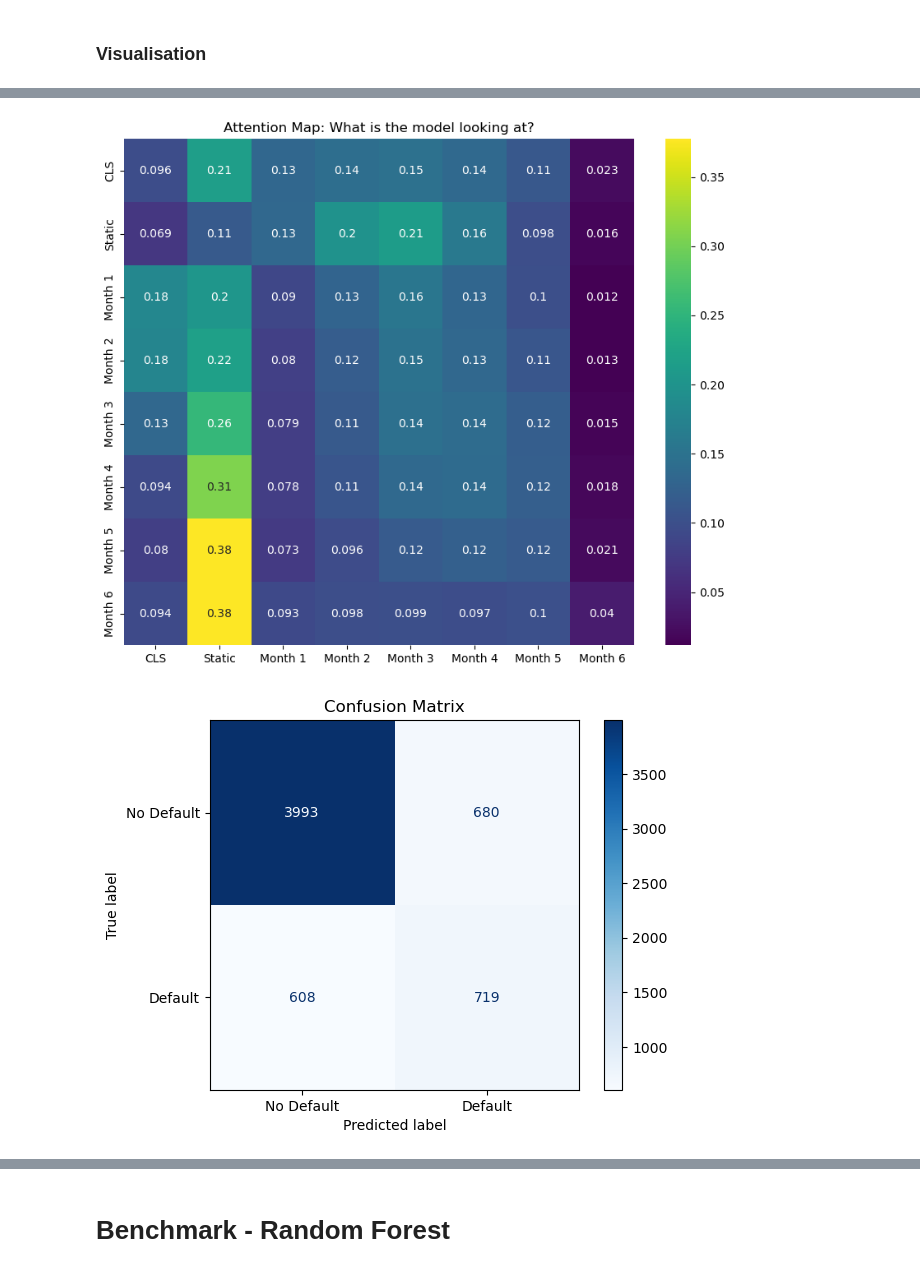
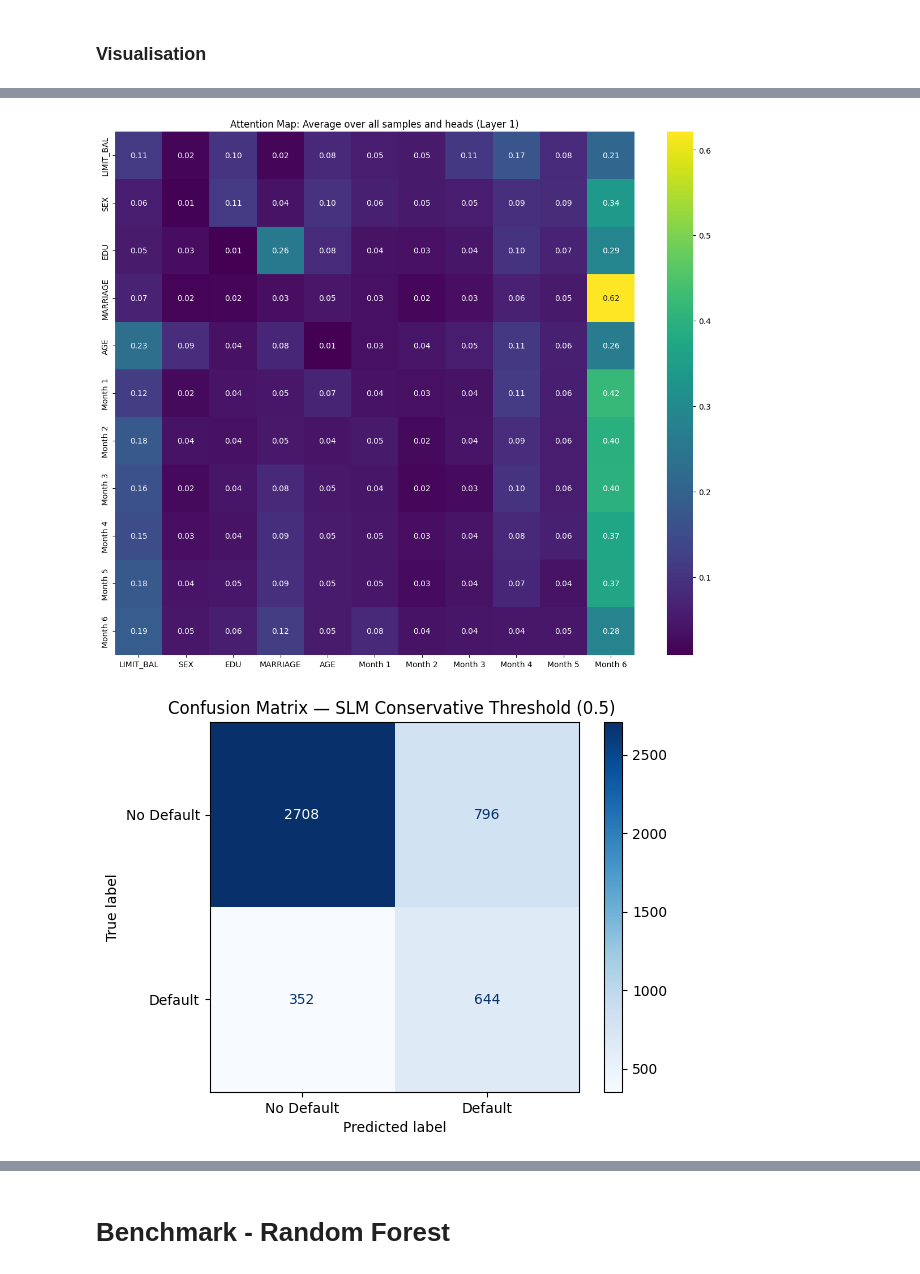
Before and after one commit to Showgath/credit-default-prediction-transformer, a Jupyter notebook: IFTE0002 - Group Project.ipynb, the cells around one changed output, grey strips where cells are left out. Cells and saved outputs as stored; diff of their text form; code cells hidden in the pictures.

Commit message:
update model

```diff
--- a/IFTE0002 - Group Project.ipynb
+++ b/IFTE0002 - Group Project.ipynb
@@ -217,11 +235,15 @@ class CreditDataset(Dataset):
 # %%
 X_train = train_df.drop(columns=[TARGET_COL])
 y_train = train_df[TARGET_COL]
-X_test = test_df.drop(columns=[TARGET_COL])
-y_test = test_df[TARGET_COL]
+X_val   = val_df.drop(columns=[TARGET_COL])
+y_val   = val_df[TARGET_COL]
+X_test  = test_df.drop(columns=[TARGET_COL])
+y_test  = test_df[TARGET_COL]
 
 train_dataset = CreditDataset(X_train, y_train)
-test_dataset = CreditDataset(X_test, y_test)
+val_dataset   = CreditDataset(X_val, y_val)
+test_dataset  = CreditDataset(X_test, y_test)
 
 train_loader = DataLoader(train_dataset, batch_size=128, shuffle=True)
-test_loader = DataLoader(test_dataset, batch_size=128, shuffle=False)
+val_loader   = DataLoader(val_dataset,   batch_size=128, shuffle=False)
+test_loader  = DataLoader(test_dataset,  batch_size=128, shuffle=False)
@@ -377,7 +430,7 @@ class TemporalTransformer(nn.Module):
         super().__init__()
 
         self.token_embedding = CreditTokenEmbedding(d_model)
-        self.pos_enc = PositionalEncoding(d_model, max_len=8)
+        self.pos_emb = nn.Embedding(6, d_model)  # learned PE for 6 monthly tokens
         self.blocks = nn.ModuleList([
             TransformerBlock(d_model, n_heads, d_ff, dropout)
             for _ in range(n_layers)
@@ -394,7 +447,6 @@ class TemporalTransformer(nn.Module):
         self._init_weights()
 
     def _init_weights(self):
-        nn.init.trunc_normal_(self.token_embedding.cls_token, std=0.02)
         for m in self.modules():
             if isinstance(m, nn.Linear):
                 nn.init.xavier_uniform_(m.weight)
@@ -403,30 +455,38 @@ class TemporalTransformer(nn.Module):
             elif isinstance(m, nn.Embedding):
                 nn.init.normal_(m.weight, mean=0, std=0.02)
 
+    def _apply_pe(self, x):
+        positions = torch.arange(6, device=x.device)
+        static = x[:, :5, :]                             # 5 static tokens — no PE
+        monthly = x[:, 5:, :] + self.pos_emb(positions) # 6 monthly tokens — learned PE
+        return torch.cat([static, monthly], dim=1)
+
     def forward(self, static_num, static_cat, monthly_num, monthly_pay):
         x = self.token_embedding(static_num, static_cat, monthly_num, monthly_pay)
-        x = self.pos_enc(x)
+        x = self._apply_pe(x)
 
         for block in self.blocks:
             x, _ = block(x)
 
         x = self.final_norm(x)
-        logits = self.classifier(x[:, 0, :]).squeeze(-1)
+        logits = self.classifier(x.mean(dim=1)).squeeze(-1)  # mean pool over all 11 tokens
 
         return logits
 
     def get_attention_maps(self, static_num, static_cat, monthly_num, monthly_pay):
+        was_training = self.training
         self.eval()
         with torch.no_grad():
             x = self.token_embedding(static_num, static_cat, monthly_num, monthly_pay)
-            x = self.pos_enc(x)
+            x = self._apply_pe(x)
 
             attn_maps = []
             for block in self.blocks:
                 x, attn_w = block(x)
                 attn_maps.append(attn_w)
 
-            return attn_maps
+        self.train(was_training)
+        return attn_maps
 # %% [markdown]
 ### Model Training and Tuning
 # %%
@@ -551,34 +622,37 @@ plt.show()
 # %%
 batch = next(iter(test_loader))
 inputs_dict, _ = batch
 device = grid.best_estimator_.device
 
 s_num = inputs_dict['static_num'].to(device)
 s_cat = inputs_dict['static_cat'].to(device)
 m_num = inputs_dict['monthly_num'].to(device)
 m_pay = inputs_dict['monthly_pay'].to(device)
 
 attn_weights = grid.best_estimator_.module_.get_attention_maps(s_num, s_cat, m_num, m_pay)
 
-heatmap_data = attn_weights[0][0, 0].detach().cpu().numpy()
+# Average over all samples and all heads for a population-level view
+# attn_weights[0] shape: [batch, heads, seq, seq]
+heatmap_data = attn_weights[0].mean(dim=(0, 1)).detach().cpu().numpy()
 
-labels = ['CLS', 'Static'] + [f'Month {i}' for i in range(1, 7)]
+labels = ['LIMIT_BAL', 'SEX', 'EDU', 'MARRIAGE', 'AGE'] + [f'Month {i}' for i in range(1, 7)]
 
-plt.figure(figsize=(10, 8))
-sns.heatmap(heatmap_data, annot=True, xticklabels=labels, yticklabels=labels, cmap='viridis')
-plt.title('Attention Map: What is the model looking at?')
+plt.figure(figsize=(12, 10))
+sns.heatmap(heatmap_data, annot=True, fmt=".2f", xticklabels=labels, yticklabels=labels, cmap='viridis')
+plt.title('Attention Map: Average over all samples and heads (Layer 1)')
+plt.tight_layout()
 plt.savefig("output/SLM_attention.png", bbox_inches='tight')
 plt.show()
 # %% [output]
-[figure, old version]
+[figure, new version]
 # %%
 y_pred = grid.best_estimator_.predict(X_test)
 cm = confusion_matrix(y_test, y_pred)
 
 disp = ConfusionMatrixDisplay(confusion_matrix=cm, display_labels=['No Default', 'Default'])
 disp.plot(cmap='Blues')
-plt.title('Confusion Matrix')
+plt.title('Confusion Matrix — SLM Conservative Threshold (0.5) ')
 plt.savefig("output/SLM_confusion_matrix.png")
 plt.show()
 # %% [output]
-[figure, old version]
+[figure, new version]
```
Also changed, not shown: parts of 22 cells of this notebook, 17 other files.
